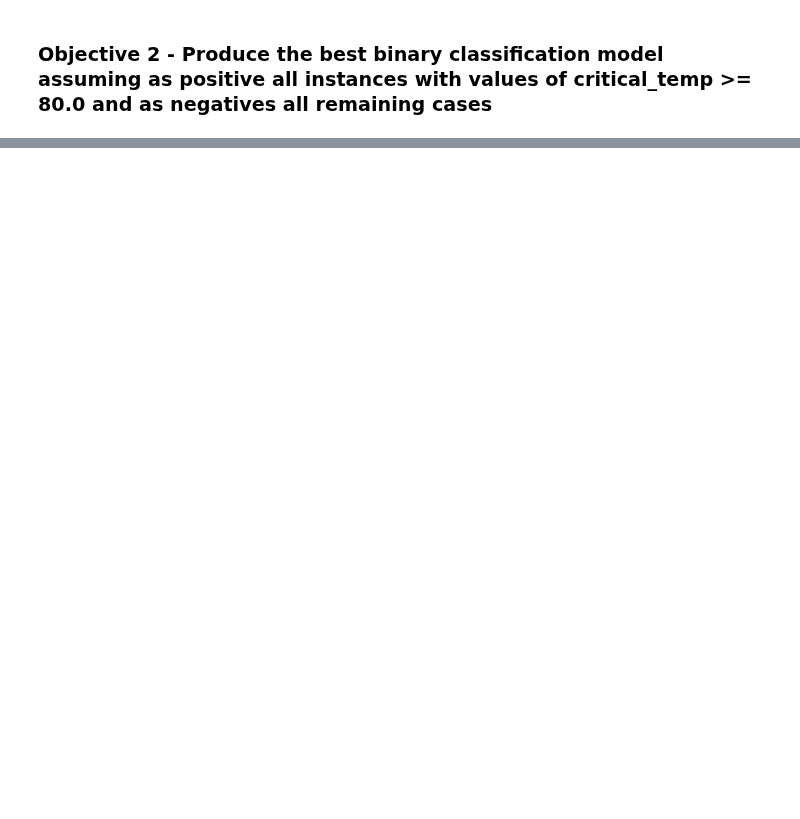
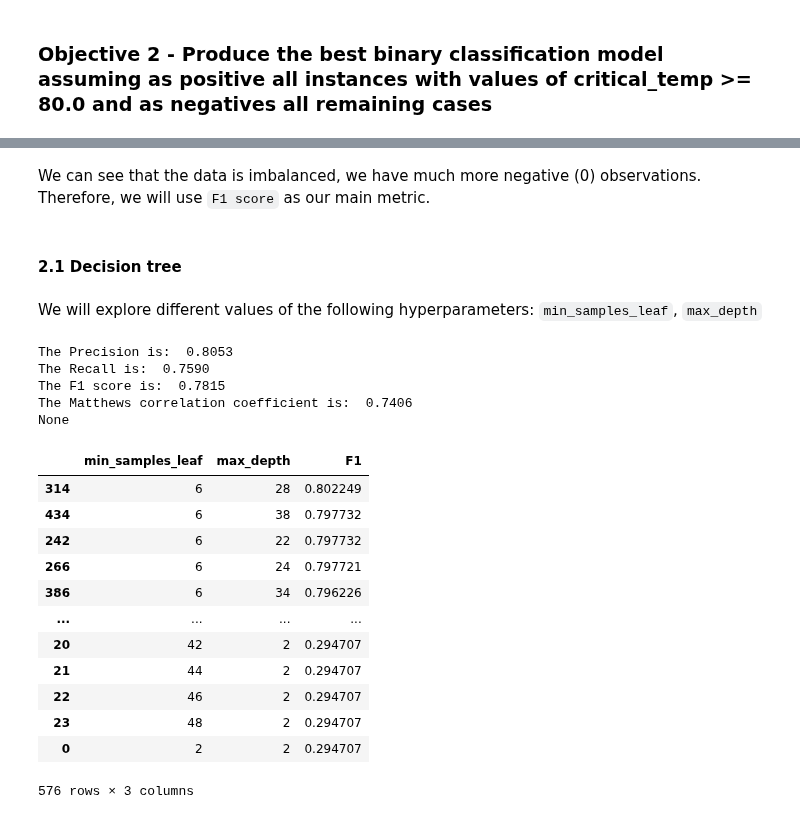
Before and after one commit to AntunesCSR/ML_Group_Projects, a Jupyter notebook: HA1/HA1_catia.ipynb, the cells around one changed output, grey strips where cells are left out. Saved outputs shown, nothing was run; the diff lists cells and outputs as text; code cells hidden in the pictures; blank space fills up the shorter version.

```diff
--- a/HA1/HA1_catia.ipynb
+++ b/HA1/HA1_catia.ipynb
@@ -249,0 +253,7 @@ plt.show()
+# %%
+def transform_to_binary(x):
+    return 1 if x >= 80 else 0
+
+y_train_bin = y_train.apply(transform_to_binary)
+y_val_bin = y_val.apply(transform_to_binary)
+y_test_bin = y_test.apply(transform_to_binary)
@@ -249,0 +269,4 @@ plt.show()
+# %% [markdown]
+We can see that the data is imbalanced, we have much more negative (0) observations. Therefore, we will use `F1 score` as our main metric.
+# %% [markdown]
+#### 2.1 Decision tree
@@ -249,0 +279,48 @@ plt.show()
+# %% [markdown]
+We will explore different values of the following hyperparameters: `min_samples_leaf`, `max_depth`
+# %%
+model = DecisionTreeClassifier()
+model.fit(X_train, y_train_bin)
+y_preds = model.predict(X_val)
+print(print_scores(y_val_bin, y_preds))
+# %% [output]
+The Precision is:  0.8053
+The Recall is:  0.7590
+The F1 score is:  0.7815
+The Matthews correlation coefficient is:  0.7406
+None
+# %%
+min_samples_leaf_values = range(2,50,2)
+max_depth_values = range(2,50,2)
+
+results = {"min_samples_leaf": [],"max_depth": [], "F1": []}
+
+for max_depth in max_depth_values:
+    for min_samples_leaf in min_samples_leaf_values:
+        model = DecisionTreeClassifier(max_depth=max_depth, min_samples_leaf=min_samples_leaf)
+        model.fit(X_train, y_train_bin)
+        y_preds = model.predict(X_val)
+        f1 = f1_score(y_val_bin, y_preds)
+
+        results["min_samples_leaf"].append(min_samples_leaf)
+        results["max_depth"].append(max_depth)
+        results["F1"].append(f1)
+
+
+scores_df = pd.DataFrame(results, index=None)
+scores_df = scores_df.sort_values(by="F1", ascending=False)
+scores_df
+# %% [output]
+|  | min_samples_leaf | max_depth | F1 |
+| 314 | 6 | 28 | 0.802249 |
+| 434 | 6 | 38 | 0.797732 |
+| 242 | 6 | 22 | 0.797732 |
+| 266 | 6 | 24 | 0.797721 |
+| 386 | 6 | 34 | 0.796226 |
+| ... | ... | ... | ... |
+| 20 | 42 | 2 | 0.294707 |
+| 21 | 44 | 2 | 0.294707 |
+| 22 | 46 | 2 | 0.294707 |
+| 23 | 48 | 2 | 0.294707 |
+| 0 | 2 | 2 | 0.294707 |
+576 rows × 3 columns
```
Also changed, not shown: parts of 13 cells of this notebook.
